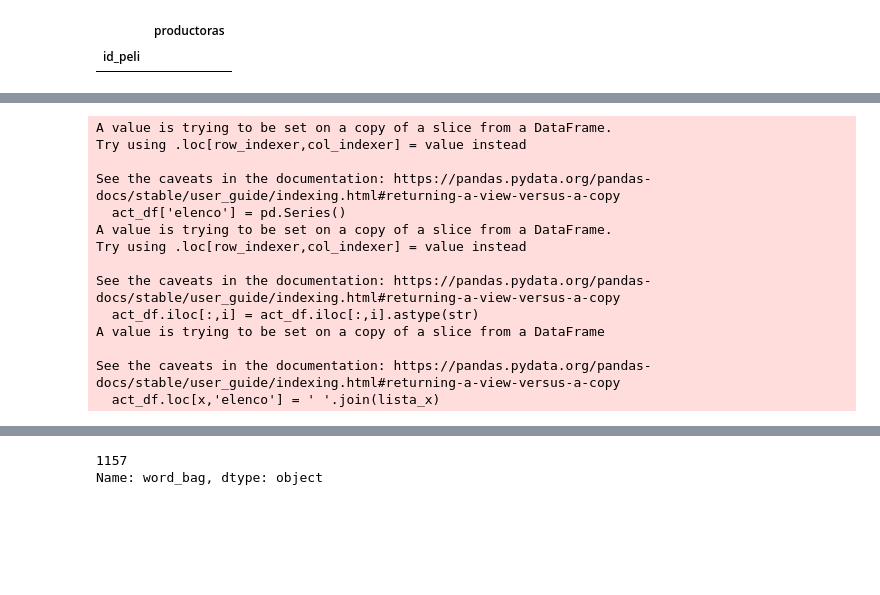
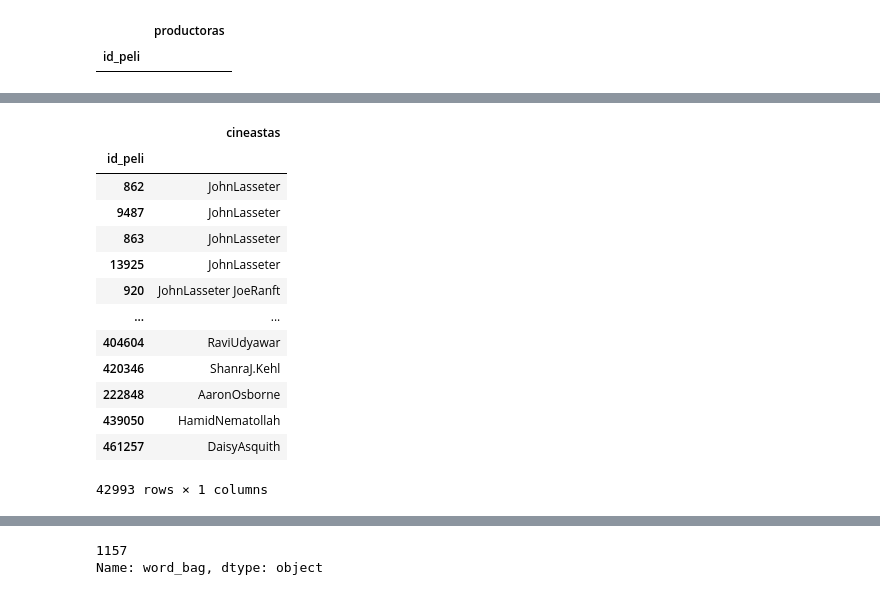
Before and after one commit to Tinmarian/PI1_MLOps_HENRY, a Jupyter notebook: Data_Cleansing.ipynb, the cells around one changed output, grey strips where cells are left out. Saved outputs shown, nothing was run; the diff lists cells and outputs as text; code cells hidden in the pictures; blank space fills up the shorter version.

```diff
--- a/Data_Cleansing.ipynb
+++ b/Data_Cleansing.ipynb
@@ -640,18 +638,18 @@ act_df
 # %%
-prod_df['productoras'] = pd.Series()
-for i in range(len(prod_df.columns)):
-    prod_df.iloc[:,i] = prod_df.iloc[:,i].astype(str)
-for x in prod_df.index:
-    lista_x = list(prod_df.loc[x,:].unique())
-    try:
-        lista_x.remove('nan')
-        lista_x.remove('None')
-    except ValueError:
-        pass
-    prod_df.loc[x,'productoras'] = ' '.join(lista_x)
-for i in prod_df.columns:
-    if i != 'productoras':
-        prod_df.drop(i,axis=1,inplace=True)
+# prod_df['productoras'] = pd.Series()
+# for i in range(len(prod_df.columns)):
+#     prod_df.iloc[:,i] = prod_df.iloc[:,i].astype(str)
+# for x in prod_df.index:
+#     lista_x = list(prod_df.loc[x,:].unique())
+#     try:
+#         lista_x.remove('nan')
+#         lista_x.remove('None')
+#     except ValueError:
+#         pass
+#     prod_df.loc[x,'productoras'] = ' '.join(lista_x)
+# for i in prod_df.columns:
+#     if i != 'productoras':
+#         prod_df.drop(i,axis=1,inplace=True)
 
 
 
@@ -686,18 +684,35 @@ for x in dir_df.index:
 for i in dir_df.columns:
     if i != 'cineastas':
         dir_df.drop(i,axis=1,inplace=True)
+
+gen_df['genero'] = pd.Series()
+for i in range(len(gen_df.columns)):
+    gen_df.iloc[:,i] = gen_df.iloc[:,i].astype(str)
+for x in gen_df.index:
+    lista_x = list(gen_df.loc[x,:].unique())
+    try:
+        lista_x.remove('nan')
+        lista_x.remove('None')
+    except ValueError:
+        pass
+    gen_df.loc[x,'genero'] = ' '.join(lista_x)
+for i in gen_df.columns:
+    if i != 'genero':
+        gen_df.drop(i,axis=1,inplace=True)
-# %% [output]
-A value is trying to be set on a copy of a slice from a DataFrame.
-Try using .loc[row_indexer,col_indexer] = value instead
-
-See the caveats in the documentation: https://pandas.pydata.org/pandas-docs/stable/user_guide/indexing.html#returning-a-view-versus-a-copy
-  act_df['elenco'] = pd.Series()
-A value is trying to be set on a copy of a slice from a DataFrame.
-Try using .loc[row_indexer,col_indexer] = value instead
-
-See the caveats in the documentation: https://pandas.pydata.org/pandas-docs/stable/user_guide/indexing.html#returning-a-view-versus-a-copy
-  act_df.iloc[:,i] = act_df.iloc[:,i].astype(str)
-A value is trying to be set on a copy of a slice from a DataFrame
-
-See the caveats in the documentation: https://pandas.pydata.org/pandas-docs/stable/user_guide/indexing.html#returning-a-view-versus-a-copy
-  act_df.loc[x,'elenco'] = ' '.join(lista_x)
+# %%
+dir_df
+# %% [output]
+|  | cineastas |
+| id_peli |  |
+| 862 | JohnLasseter |
+| 9487 | JohnLasseter |
+| 863 | JohnLasseter |
+| 13925 | JohnLasseter |
+| 920 | JohnLasseter JoeRanft |
+| ... | ... |
+| 404604 | RaviUdyawar |
+| 420346 | ShanraJ.Kehl |
+| 222848 | AaronOsborne |
+| 439050 | HamidNematollah |
+| 461257 | DaisyAsquith |
+42993 rows × 1 columns
```
Also changed, not shown: parts of 10 cells of this notebook, 2 other files.
